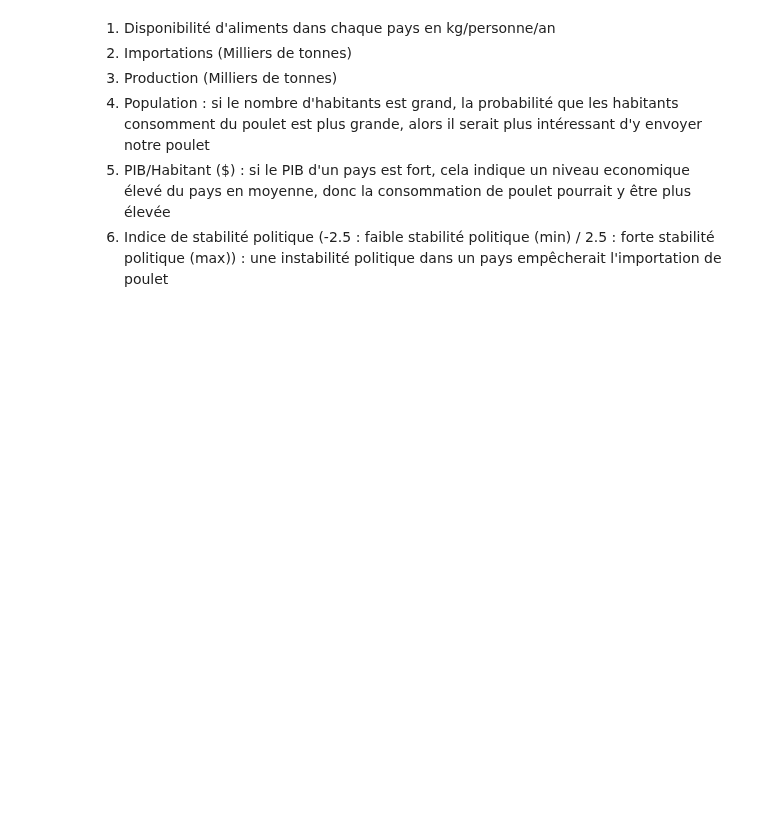
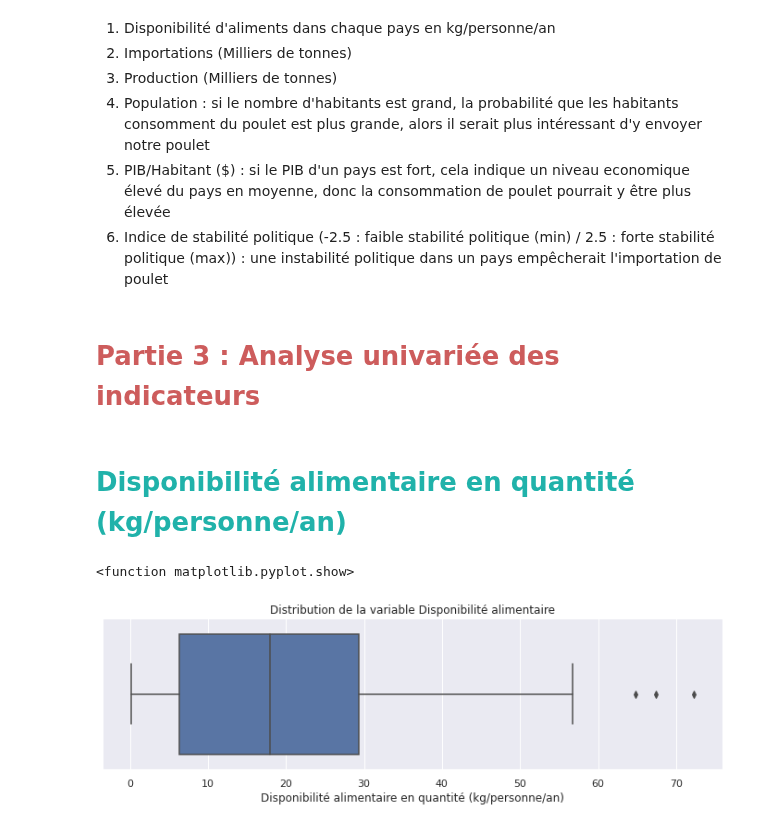
Before and after one commit to Randasabag/Etude-de-march-de-la-poule-qui-chante-avec-Python, a Jupyter notebook: projet9.ipynb, the cells around one changed output. Saved outputs shown, nothing was run; the diff lists cells and outputs as text; code cells hidden in the pictures; blank space fills up the shorter version.

```diff
--- a/projet9.ipynb
+++ b/projet9.ipynb
@@ -675,3 +678,18 @@ df_final[df_final['Exportations - Quantité']<0]
 5.   PIB/Habitant ($) : si le PIB d'un pays est fort, cela indique un niveau economique élevé du pays en moyenne, donc la consommation de poulet pourrait y être plus élevée
 6.   Indice de stabilité politique
 (-2.5 : faible stabilité politique (min) / 2.5 : forte stabilité politique (max)) : une instabilité politique dans un pays empêcherait l'importation de poulet
+# %% [markdown]
+# **<font color='indianred'>Partie 3 : Analyse univariée des indicateurs</font>**
+# %% [markdown]
+# <a name="C10"><font color='LightSeaGreen'>Disponibilité alimentaire en quantité (kg/personne/an)</font></a>
+# %%
+#Représentation la variable Disponibilité alimentaire sous forme de boxplot
+plt.figure(figsize=(12, 3))
+sns.set(style="darkgrid")
+sns.boxplot(x=df_final["Disponibilité alimentaire en quantité (kg/personne/an)"], color="b")
+plt.title('Distribution de la variable Disponibilité alimentaire')
+plt.savefig("distribution_dispo_al_boxplot.png")
+plt.show
+# %% [output]
+<function matplotlib.pyplot.show>
+[figure, added]
```
Also changed, not shown: parts of 11 cells of this notebook.
